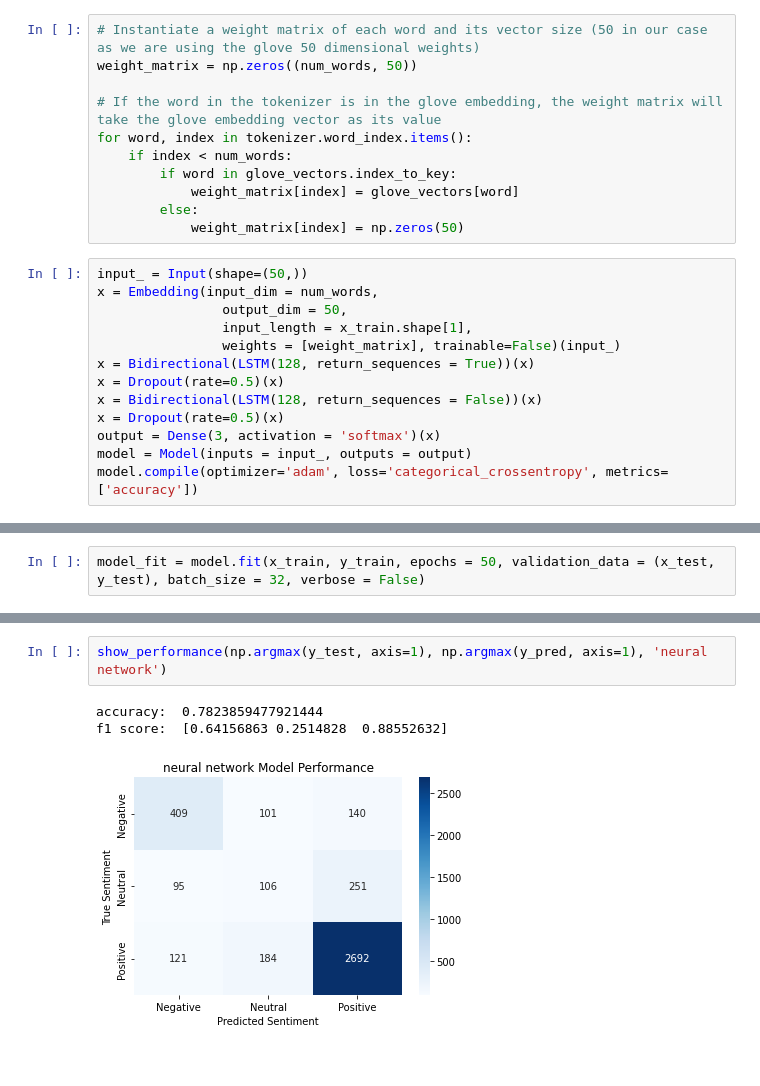
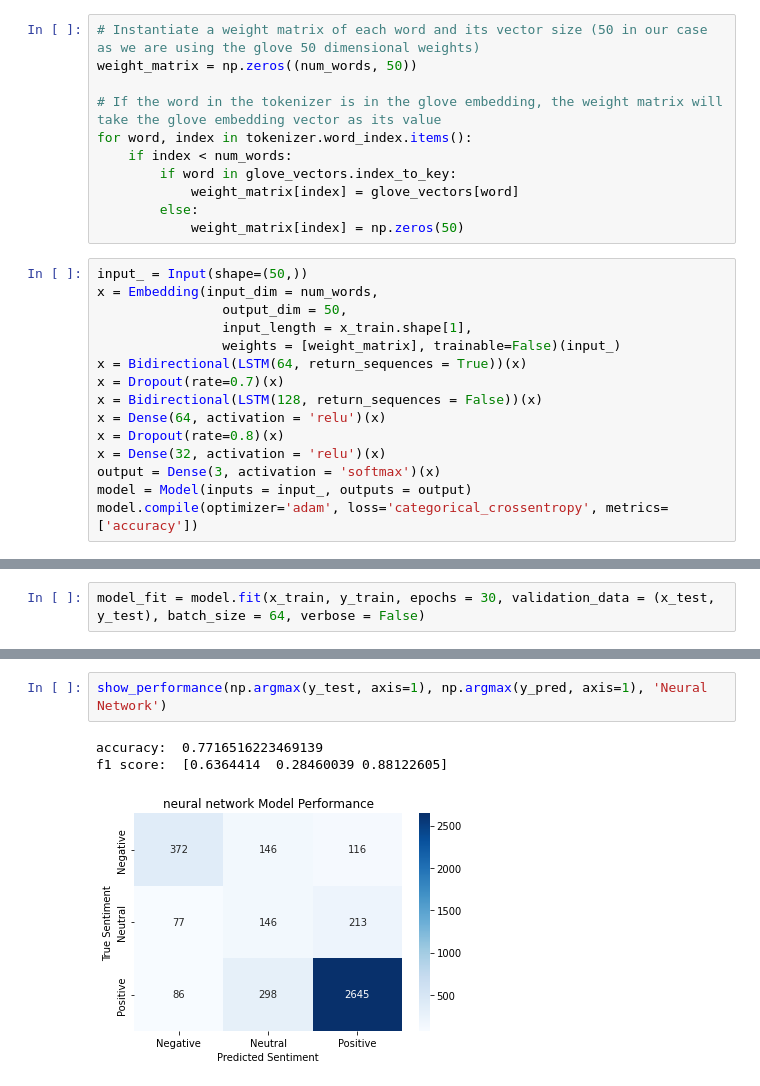
Before and after one commit to JohnathanJack/tripadvisor_reviews, a Jupyter notebook: model.ipynb, the cells around one changed output, grey strips where cells are left out. Saved outputs shown, nothing was run; the diff lists cells and outputs as text.

Commit message:
updated neural network-no progress, readme updated and added images of confusion matrix and graphs

```diff
--- a/model.ipynb
+++ b/model.ipynb
@@ -168,10 +168,12 @@ x = Embedding(input_dim = num_words,
                 output_dim = 50,
                 input_length = x_train.shape[1],
                 weights = [weight_matrix], trainable=False)(input_)
-x = Bidirectional(LSTM(128, return_sequences = True))(x)
-x = Dropout(rate=0.5)(x)
+x = Bidirectional(LSTM(64, return_sequences = True))(x)
+x = Dropout(rate=0.7)(x)
 x = Bidirectional(LSTM(128, return_sequences = False))(x)
-x = Dropout(rate=0.5)(x)
+x = Dense(64, activation = 'relu')(x)
+x = Dropout(rate=0.8)(x)
+x = Dense(32, activation = 'relu')(x)
 output = Dense(3, activation = 'softmax')(x)
 model = Model(inputs = input_, outputs = output)
 model.compile(optimizer='adam', loss='categorical_crossentropy', metrics=['accuracy'])
@@ -196,7 +198,7 @@ Trainable params: 578,307
 Non-trainable params: 500,000
 _________________________________________________________________
 # %%
-model_fit = model.fit(x_train, y_train, epochs = 50, validation_data = (x_test, y_test), batch_size = 32, verbose = False)
+model_fit = model.fit(x_train, y_train, epochs = 30, validation_data = (x_test, y_test), batch_size = 64, verbose = False)
 # %%
 plt.plot(model_fit.history['accuracy'], label='accuracy')
 plt.plot(model_fit.history['val_accuracy'], label='val_accuracy')
@@ -218,6 +220,6 @@ y_pred = model.predict(x_test)
 # %%
-show_performance(np.argmax(y_test, axis=1), np.argmax(y_pred, axis=1), 'neural network')
+show_performance(np.argmax(y_test, axis=1), np.argmax(y_pred, axis=1), 'Neural Network')
 # %% [output]
-accuracy:  0.7823859477921444
-f1 score:  [0.64156863 0.2514828  0.88552632]
+accuracy:  0.7716516223469139
+f1 score:  [0.6364414  0.28460039 0.88122605]
-[figure, old version]
+[figure, new version]
```
Also changed, not shown: parts of 6 cells of this notebook, 8 other files.
